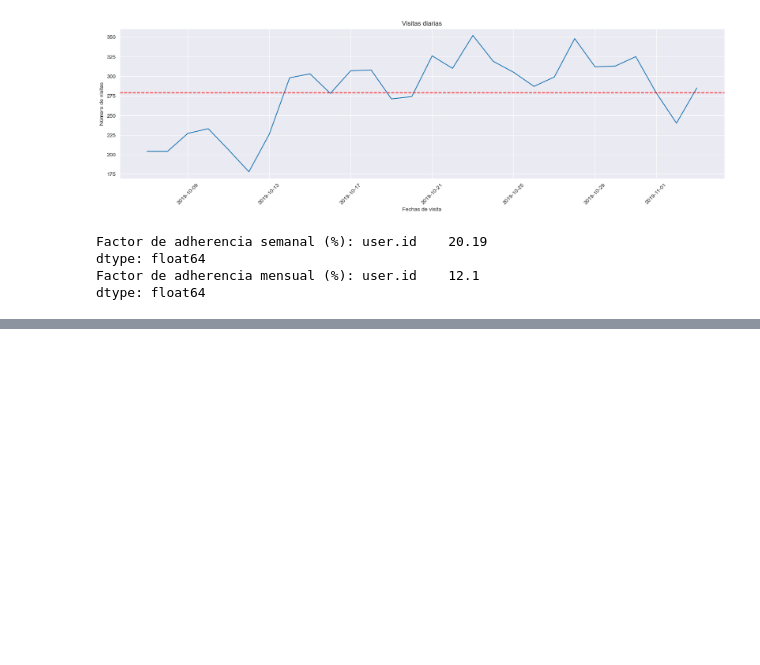
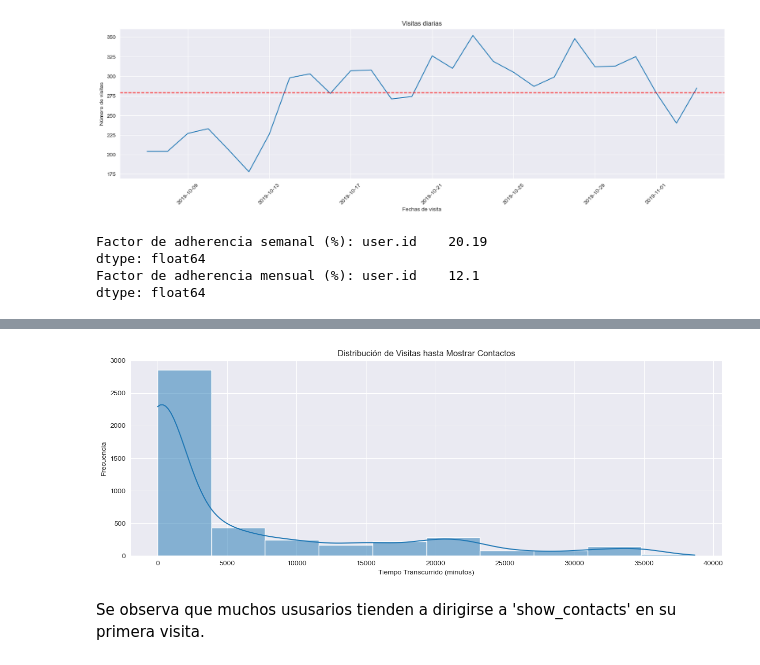
Before and after one commit to Alop89/integral_project, a Jupyter notebook: structuring/descomposicion.ipynb, the cells around one changed output, grey strips where cells are left out. Saved outputs shown, nothing was run; the diff lists cells and outputs as text; code cells hidden in the pictures; blank space fills up the shorter version.

```diff
--- a/structuring/descomposicion.ipynb
+++ b/structuring/descomposicion.ipynb
@@ -353,0 +371,6 @@ dtype: float64
+# %%
+# Tiempo transcurrido desde primera visita hasta 'show_contacts'
+
+show_contact_data = data_first_visit[data_first_visit['event.name'] == 'show_contacts'].copy()
+show_contact_data['visit_to_show_contacts'] = (show_contact_data['event.time'] - show_contact_data['first_visit_date']).dt.total_seconds() / 60
+show_contact_data['visit_to_show_contacts'].describe()
@@ -353,0 +387,13 @@ dtype: float64
+# %%
+# Gráfico de distribución de los tiempos de conversión expresados en horas
+
+plt.figure(figsize=(15,5))
+sns.histplot(data =show_contact_data, x ='visit_to_show_contacts', bins = 10, kde = True)
+plt.title('Distribución de Visitas hasta Mostrar Contactos')
+plt.xlabel('Tiempo Transcurrido (minutos)')
+plt.ylabel('Frecuencia')
+plt.show()
+# %% [output]
+[figure, added]
+# %% [markdown]
+Se observa que muchos ususarios tienden a dirigirse a 'show_contacts' en su primera visita.
```
Also changed, not shown: parts of 13 cells of this notebook.
